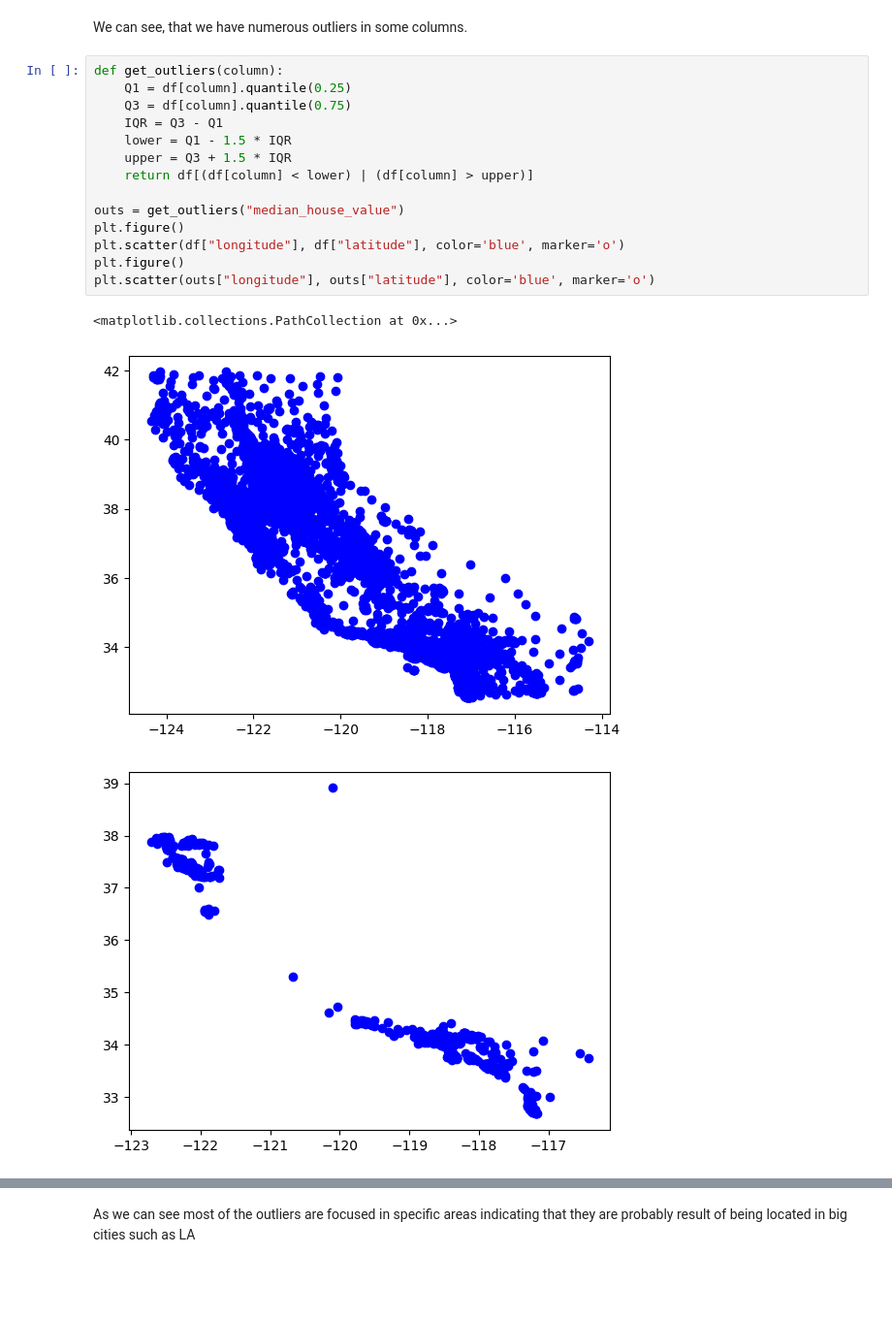
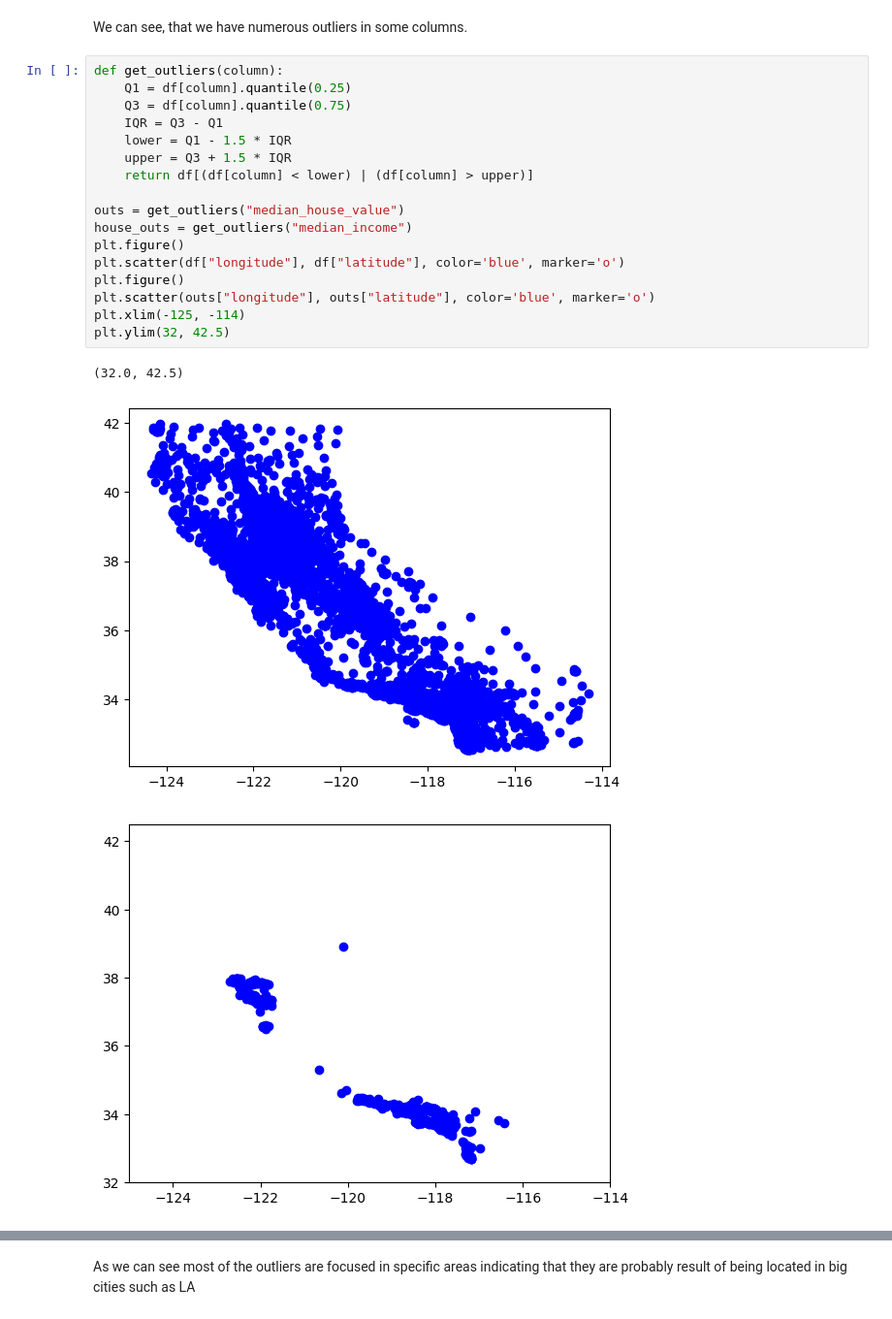
Before and after one commit to NiceeTV/ZNEUS-Projekt1, a Jupyter notebook: projekt1.ipynb, the cells around one changed output, grey strips where cells are left out. Shown at 97% size. Saved outputs shown, nothing was run; the diff lists cells and outputs as text; blank space fills up the shorter version.

```diff
--- a/projekt1.ipynb
+++ b/projekt1.ipynb
@@ -113,18 +129,21 @@ We can see, that we have numerous outliers in some columns.
 # %%
 def get_outliers(column):
     Q1 = df[column].quantile(0.25)
     Q3 = df[column].quantile(0.75)
     IQR = Q3 - Q1
     lower = Q1 - 1.5 * IQR
     upper = Q3 + 1.5 * IQR
     return df[(df[column] < lower) | (df[column] > upper)]
 
 outs = get_outliers("median_house_value")
+house_outs = get_outliers("median_income")
 plt.figure()
 plt.scatter(df["longitude"], df["latitude"], color='blue', marker='o')
 plt.figure()
 plt.scatter(outs["longitude"], outs["latitude"], color='blue', marker='o')
+plt.xlim(-125, -114)
+plt.ylim(32, 42.5)
 # %% [output]
-<matplotlib.collections.PathCollection at 0x...>
+(32.0, 42.5)
 [figure]
-[figure, old version]
+[figure, new version]
```
Also changed, not shown: parts of 39 cells of this notebook, 1 other file.
